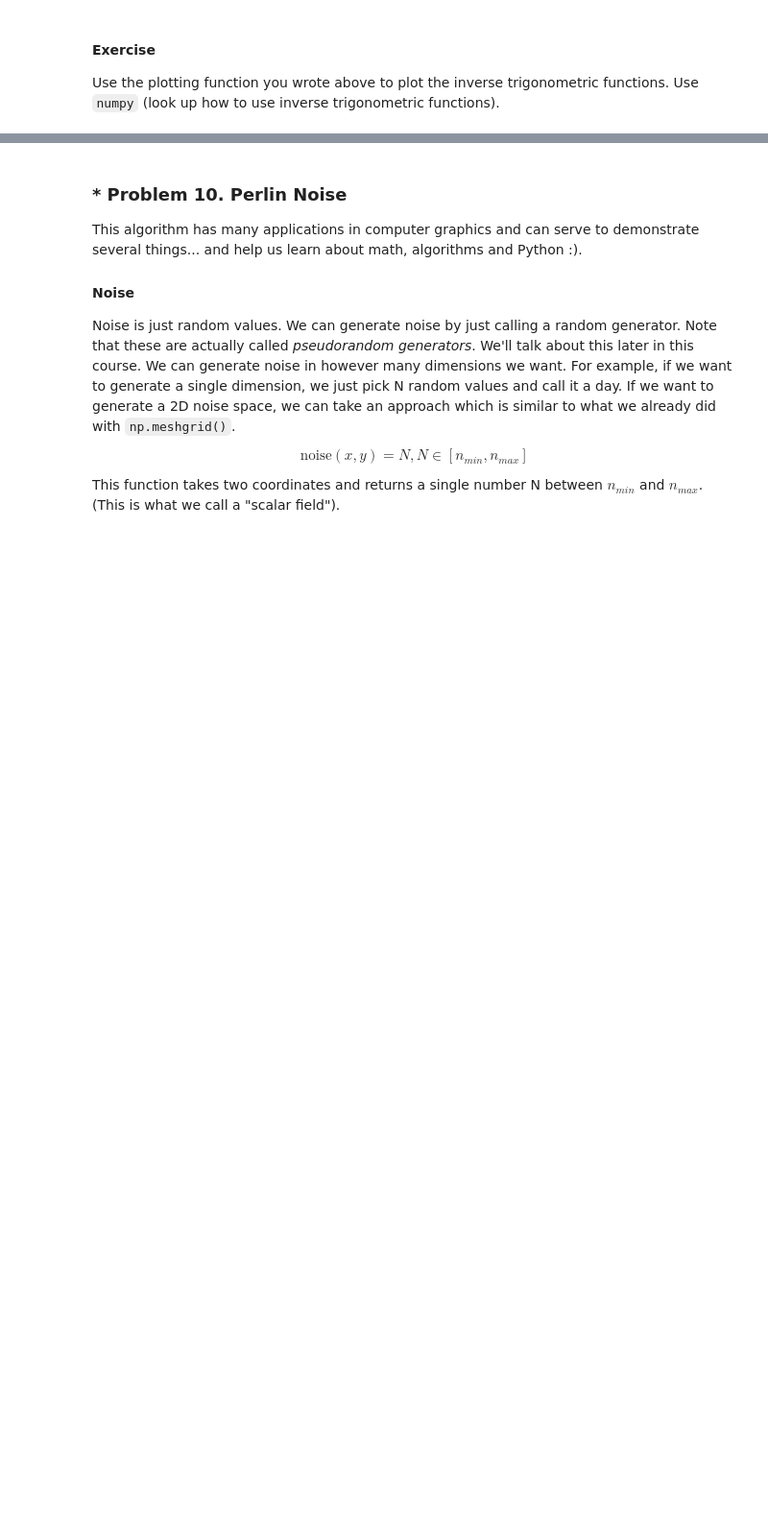
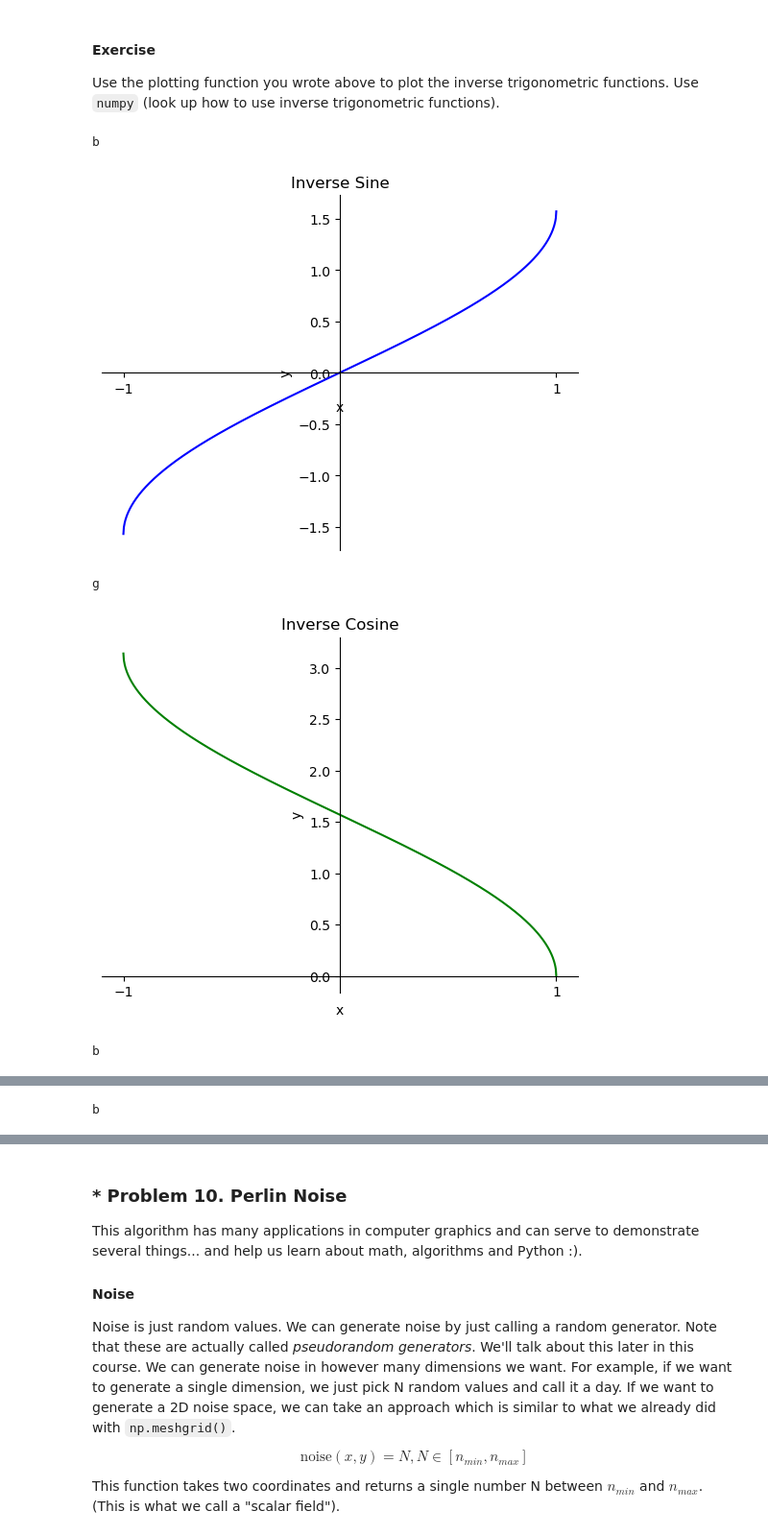
Before and after one commit to mi6oo6im/ml_math_for_devs, a Jupyter notebook: 02. Exercise HSM/High-School Maths Exercise.ipynb, the cells around one changed output, grey strips where cells are left out. Shown at 96% size. Saved outputs shown, nothing was run; the diff lists cells and outputs as text; code cells hidden in the pictures; blank space fills up the shorter version.

```diff
--- a/02. Exercise HSM/High-School Maths Exercise.ipynb
+++ b/02. Exercise HSM/High-School Maths Exercise.ipynb
@@ -687,5 +725,37 @@ Just notice the difference between $\sin^{-1}(x) := \arcsin(x)$ and $\sin(x^{-1}
 # %% [markdown]
 #### Exercise
 Use the plotting function you wrote above to plot the inverse trigonometric functions. Use `numpy` (look up how to use inverse trigonometric functions).
+# %%
+# Write your code here
+def color_generator():
+    colors = ['r', 'g', 'b', 'b']
+    shuffle(colors)
+    return colors[0]
 # %%
-# Write your code here
+def plot_math_function(f, min_x, max_x, num_points, title):
+    x = np.linspace(min_x, max_x, num_points)
+    y = f(x)
+    ax = plt.gca()
+    ax.spines['bottom'].set_position('zero')
+    ax.spines['left'].set_position('zero')
+    ax.spines['top'].set_visible(False)
+    ax.spines['right'].set_visible(False)
+    plt.xticks([tick for tick in range(-3, 6, 1) if tick != 0])
+    plt.xlabel('x')
+    plt.ylabel('y')
+    plt.title(title)
+    color = color_generator()
+    print(color)
+    plt.plot(x, y, c = color)
+    plt.show()
+# %%
+plot_math_function(lambda x: np.arcsin(x), -1, 1, 1000, 'Inverse Sine')
+plot_math_function(lambda x: np.arccos(x), -1, 1, 1000, 'Inverse Cosine')
+plot_math_function(lambda x: np.arctan(x), -1, 1, 1000, 'Inverse Tangent')
+plot_math_function(lambda x: math.pi / 2 - np.arctan(x), -1, 1, 1000, 'Invervse Cotangent')
+# %% [output]
+b
+[figure, added]
+g
+[figure, added]
+b
@@ -691,0 +763 @@ Use the plotting function you wrote above to plot the inverse trigonometric func
+b
```
Also changed, not shown: parts of 8 cells of this notebook.
